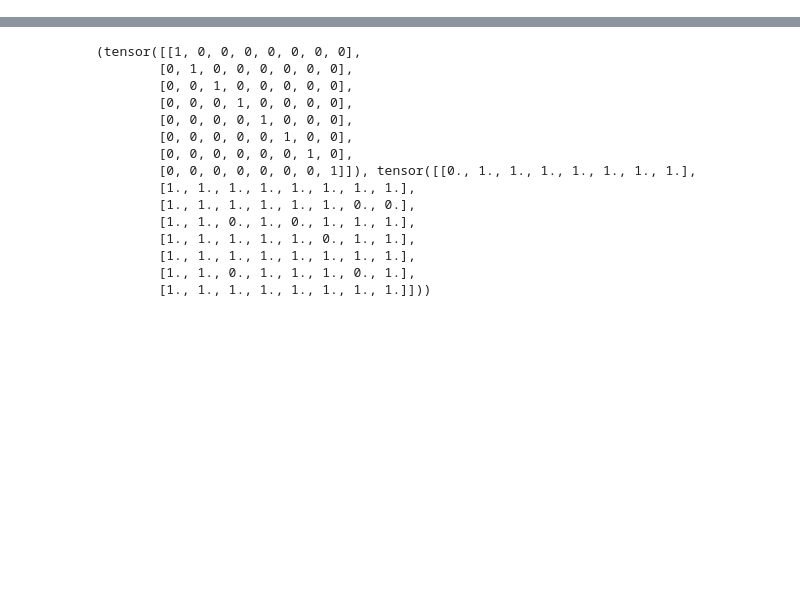
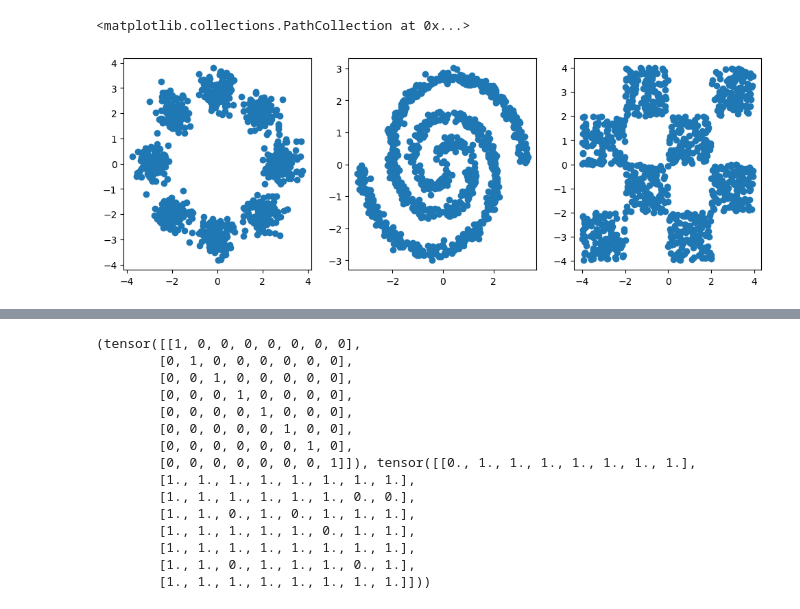
Before and after one commit to MyeongGuJo/hayaku-250322, a Jupyter notebook: hayaku_diffusion.ipynb, the cells around one changed output, grey strips where cells are left out. Cells and saved outputs as stored; diff of their text form; code cells hidden in the pictures; blank space fills up the shorter version.

```diff
--- a/hayaku_diffusion.ipynb
+++ b/hayaku_diffusion.ipynb
@@ -14,2 +62,14 @@ import torch.nn.functional as F
+# %%
+'''visualize datasets'''
+fig, axs = plt.subplots(ncols=3, figsize=(12, 4))
+x = torch.tensor(sample2d('8gaussians', batch_size=1000, scale_factor=1.))
+axs[0].scatter(x[:,0], x[:,1])
+x = torch.tensor(sample2d('2spirals', batch_size=1000, scale_factor=1.))
+axs[1].scatter(x[:,0], x[:,1])
+x = torch.tensor(sample2d('checkerboard', batch_size=1000, scale_factor=1.))
+axs[2].scatter(x[:,0], x[:,1])
+# %% [output]
+<matplotlib.collections.PathCollection at 0x...>
+[figure, added]
 # %%
 device = torch.device('cuda' if torch.cuda.is_available() else 'cpu')
```
Also changed, not shown: parts of 12 cells of this notebook.
